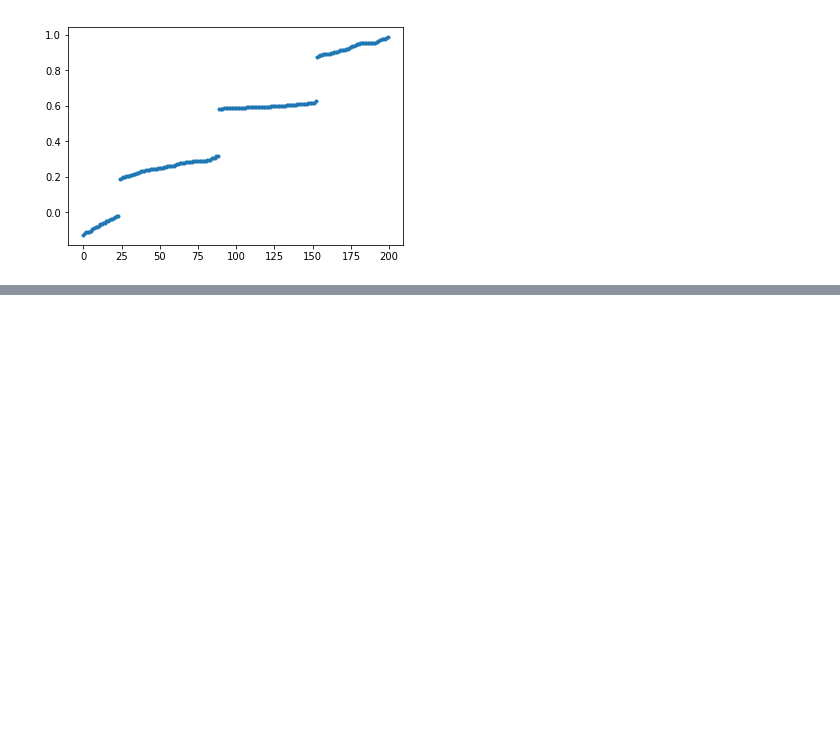
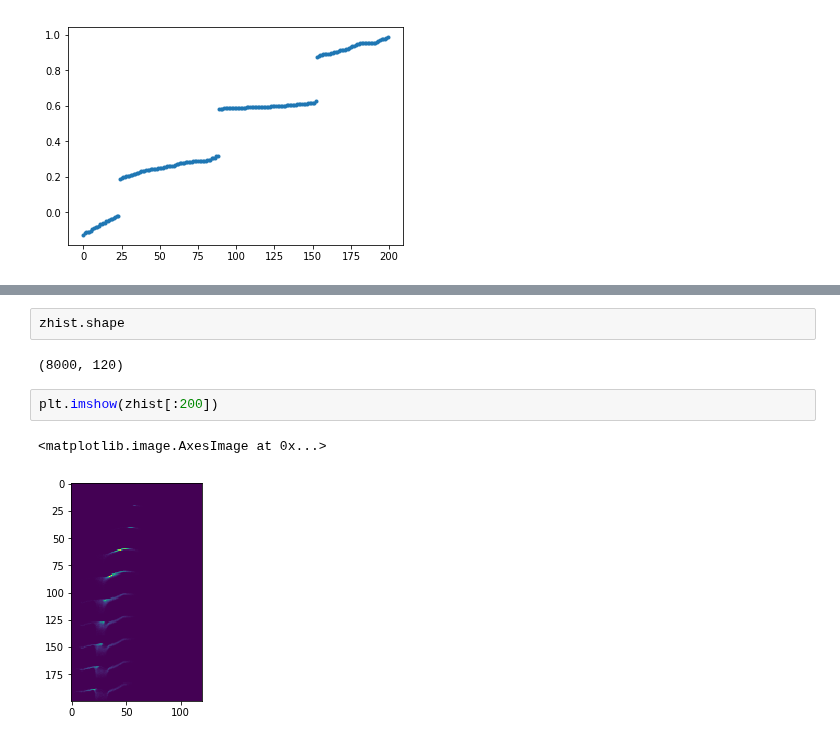
Before and after one commit to dkirkby/zotbin, a Jupyter notebook: Group.ipynb, the cells around one changed output, grey strips where cells are left out. Saved outputs shown, nothing was run; the diff lists cells and outputs as text; blank space fills up the shorter version.

```diff
--- a/Group.ipynb
+++ b/Group.ipynb
@@ -244,0 +252,9 @@ plt.plot(phi[np.argsort(phi)], '.');
+# %%
+zhist.shape
+# %% [output]
+(8000, 120)
+# %%
+plt.imshow(zhist[:200])
+# %% [output]
+<matplotlib.image.AxesImage at 0x...>
+[figure, added]
```
Also changed, not shown: parts of 2 cells of this notebook, 1 other file.
